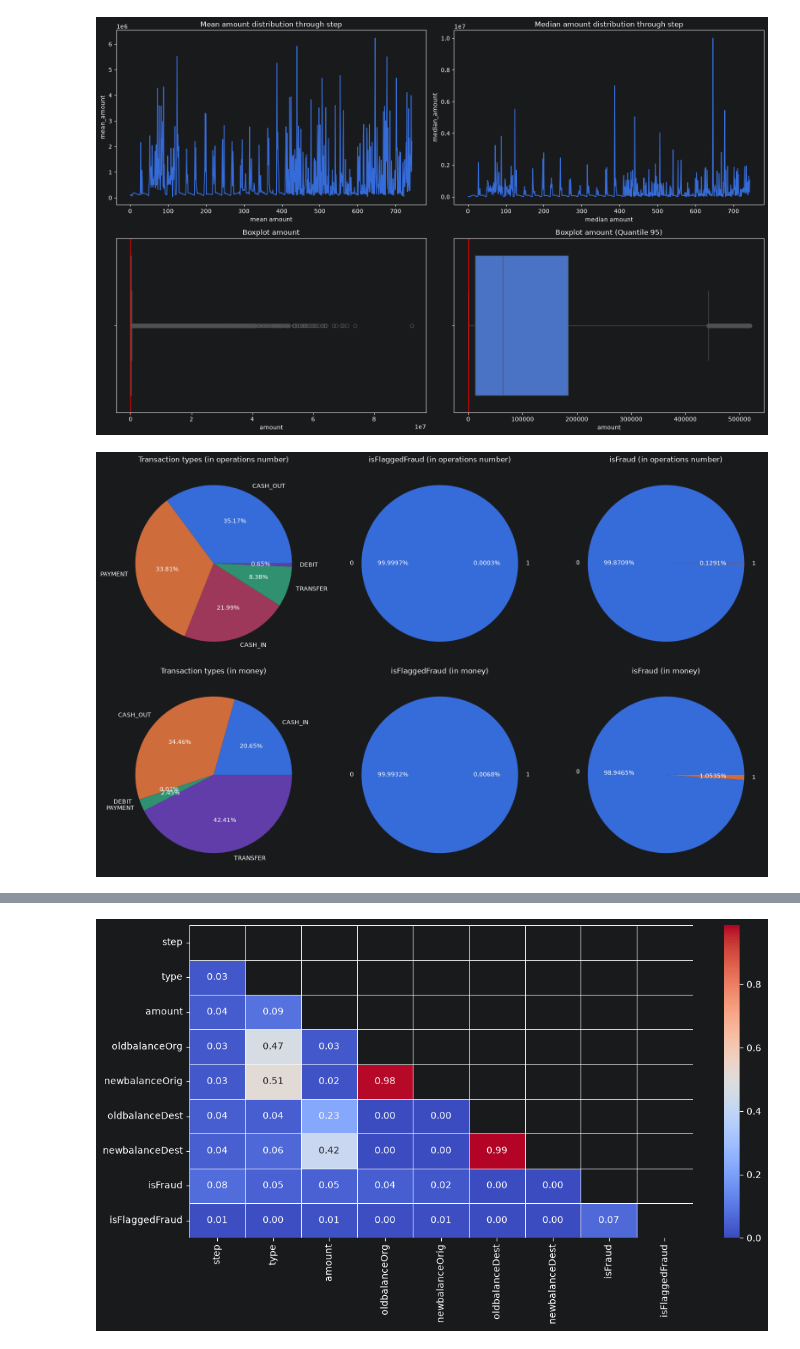
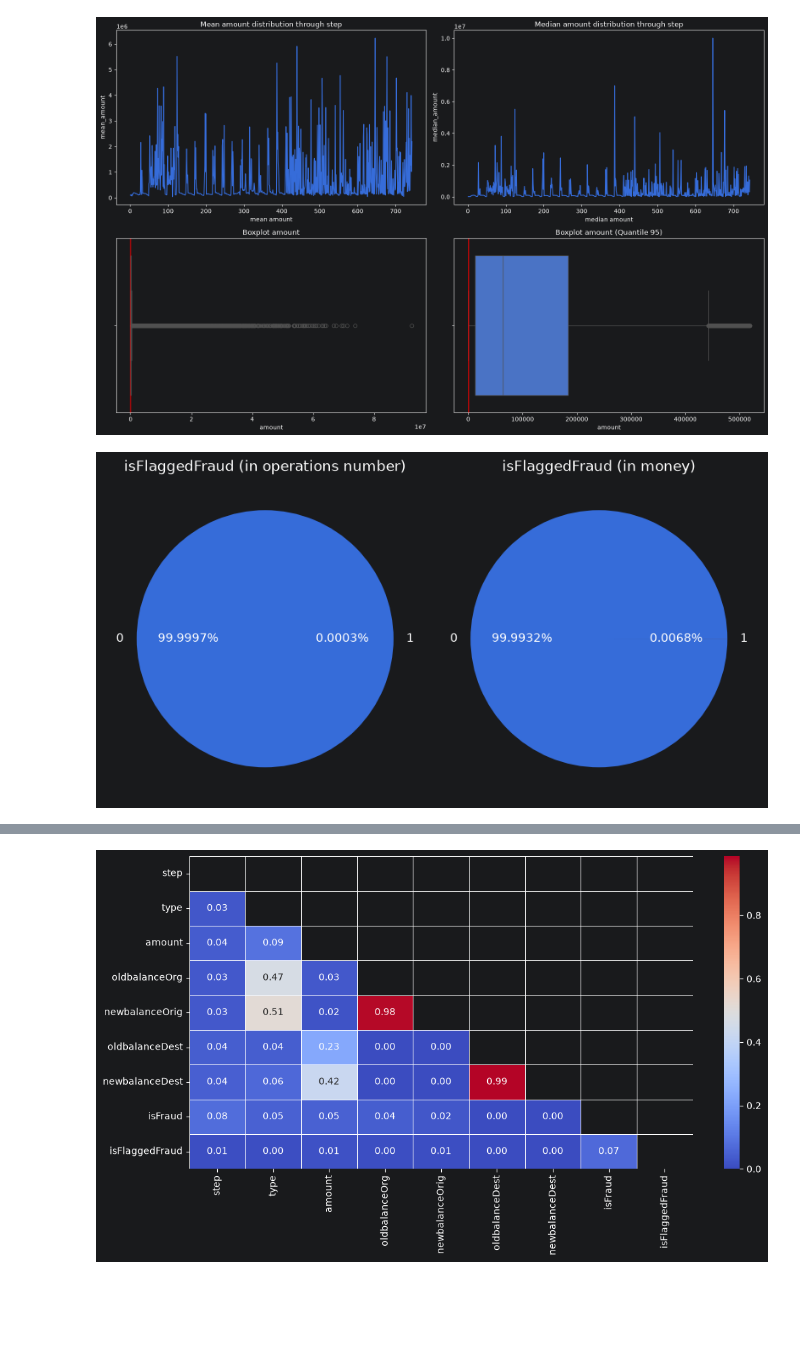
Before and after one commit to blbl-blbl/kaggle-Financial-Fraud-Detection-Dataset, a Jupyter notebook: notebooks/01_eda.ipynb, the cells around one changed output, grey strips where cells are left out. Cells and saved outputs as stored; diff of their text form; code cells hidden in the pictures; blank space fills up the shorter version.

```diff
--- a/notebooks/01_eda.ipynb
+++ b/notebooks/01_eda.ipynb
@@ -133,71 +377,31 @@ plt.show()
 # %% [output]
 [figure]
 # %%
-_type = df['type'].value_counts()
 _is_flagged_fraud = df['isFlaggedFraud'].value_counts()
-_is_fraud = df['isFraud'].value_counts()
-
-money_type = df.groupby('type')['amount'].sum()
 money_is_flagged_fraud = df.groupby('isFlaggedFraud')['amount'].sum()
-money_is_fraud = df.groupby('isFraud')['amount'].sum()
 
 
-
-fig, axes = plt.subplots(2, 3, figsize=(16, 10))
-(ax1, ax2, ax3, ax4, ax5, ax6) = axes.flatten()
-
-ax1.pie(_type,
-        labels=_type.index,
-        radius=1,
-        autopct='%.2f%%',
-        textprops=dict(color='white', fontsize=10)
-)
-ax1.set_title('Transaction types (in operations number)')
+fig, axes = plt.subplots(1, 2, figsize=(8, 8))
+(ax1, ax2) = axes.flatten()
 
 
-ax2.pie(_is_flagged_fraud,
+ax1.pie(_is_flagged_fraud,
         labels=_is_flagged_fraud.index,
         radius=1,
         autopct='%.4f%%',
         textprops=dict(color='white', fontsize=10)
 )
-ax2.set_title('isFlaggedFraud (in operations number)')
+ax1.set_title('isFlaggedFraud (in operations number)')
 
-ax3.pie(_is_fraud,
-        labels=_is_fraud.index,
-        radius=1,
-        autopct='%.4f%%',
-        textprops=dict(color='white', fontsize=10)
-)
-ax3.set_title('isFraud (in operations number)')
-
-
-ax4.pie(money_type,
-        labels=money_type.index,
-        radius=1,
-        autopct='%.2f%%',
-        textprops=dict(color='white', fontsize=10)
-)
-ax4.set_title('Transaction types (in money)')
-
-
-ax5.pie(money_is_flagged_fraud,
+ax2.pie(money_is_flagged_fraud,
         labels=money_is_flagged_fraud.index,
         radius=1,
         autopct='%.4f%%',
         textprops=dict(color='white', fontsize=10)
 )
-ax5.set_title('isFlaggedFraud (in money)')
-
-ax6.pie(money_is_fraud,
-        labels=money_is_fraud.index,
-        radius=1,
-        autopct='%.4f%%',
-        textprops=dict(color='white', fontsize=10)
-)
-ax6.set_title('isFraud (in money)')
+ax2.set_title('isFlaggedFraud (in money)')
 
 plt.tight_layout()
 plt.show()
 # %% [output]
-[figure, old version]
+[figure, new version]
```
Also changed, not shown: parts of 24 cells of this notebook.
